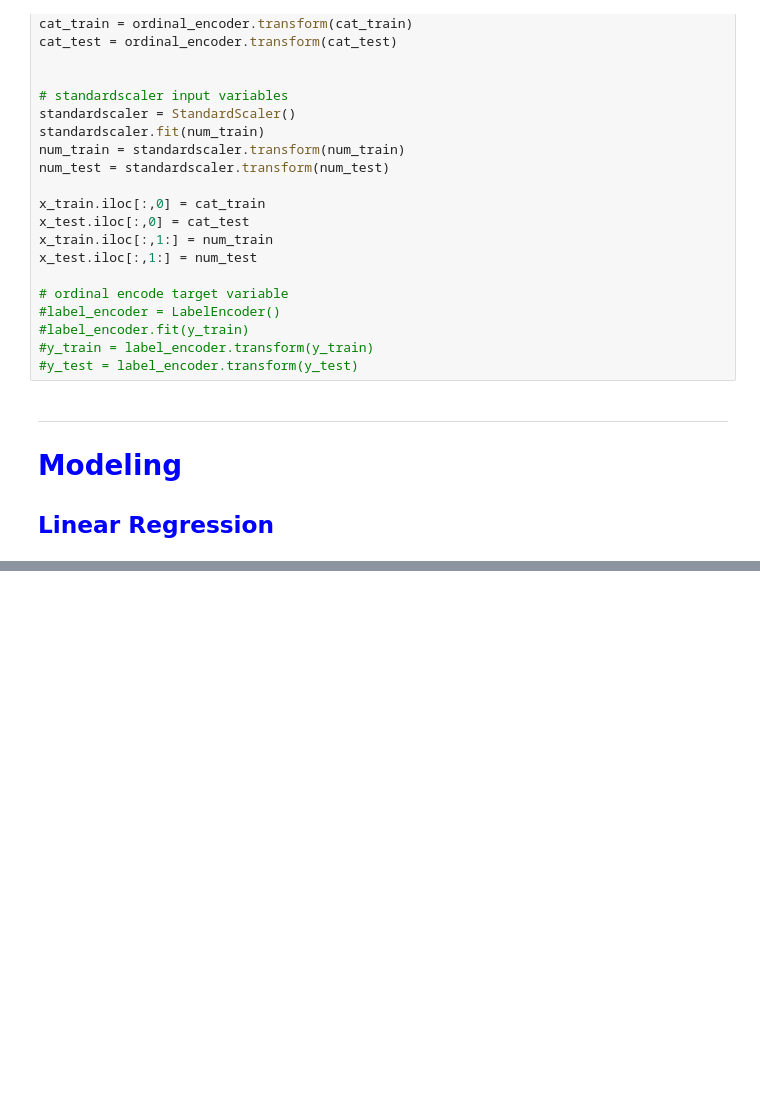
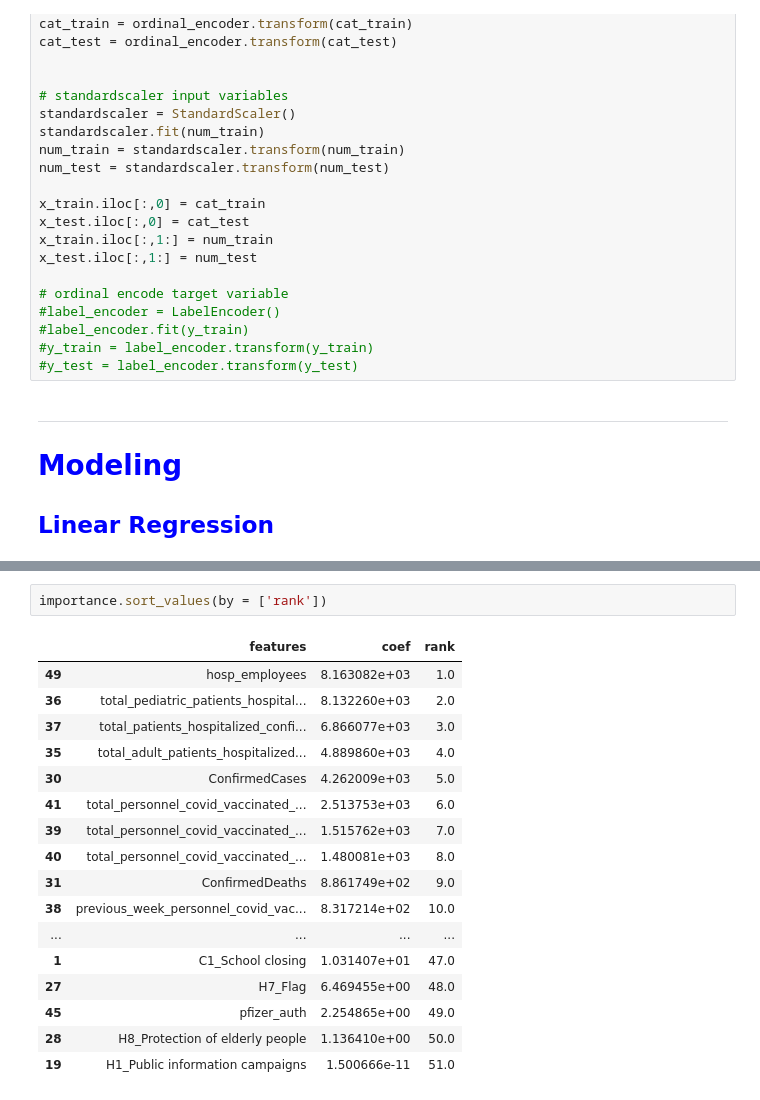
Before and after one commit to justinehly/covid_capstone, a Jupyter notebook: Python/Capstone A - COVID-19.ipynb, the cells around one changed output, grey strips where cells are left out. Drawn from its saved outputs; the diff is of its cells as text; blank space fills up the shorter version.

```diff
--- a/Python/Capstone A - COVID-19.ipynb
+++ b/Python/Capstone A - COVID-19.ipynb
@@ -1066,0 +1075,20 @@ importance
+# %%
+importance.sort_values(by = ['rank'])
+# %% [output]
+|  | features | coef | rank |
+| 49 | hosp_employees | 8.163082e+03 | 1.0 |
+| 36 | total_pediatric_patients_hospital... | 8.132260e+03 | 2.0 |
+| 37 | total_patients_hospitalized_confi... | 6.866077e+03 | 3.0 |
+| 35 | total_adult_patients_hospitalized... | 4.889860e+03 | 4.0 |
+| 30 | ConfirmedCases | 4.262009e+03 | 5.0 |
+| 41 | total_personnel_covid_vaccinated_... | 2.513753e+03 | 6.0 |
+| 39 | total_personnel_covid_vaccinated_... | 1.515762e+03 | 7.0 |
+| 40 | total_personnel_covid_vaccinated_... | 1.480081e+03 | 8.0 |
+| 31 | ConfirmedDeaths | 8.861749e+02 | 9.0 |
+| 38 | previous_week_personnel_covid_vac... | 8.317214e+02 | 10.0 |
+| ... | ... | ... | ... |
+| 1 | C1_School closing | 1.031407e+01 | 47.0 |
+| 27 | H7_Flag | 6.469455e+00 | 48.0 |
+| 45 | pfizer_auth | 2.254865e+00 | 49.0 |
+| 28 | H8_Protection of elderly people | 1.136410e+00 | 50.0 |
+| 19 | H1_Public information campaigns | 1.500666e-11 | 51.0 |
```
Also changed, not shown: parts of 11 cells of this notebook, 2 other files.
